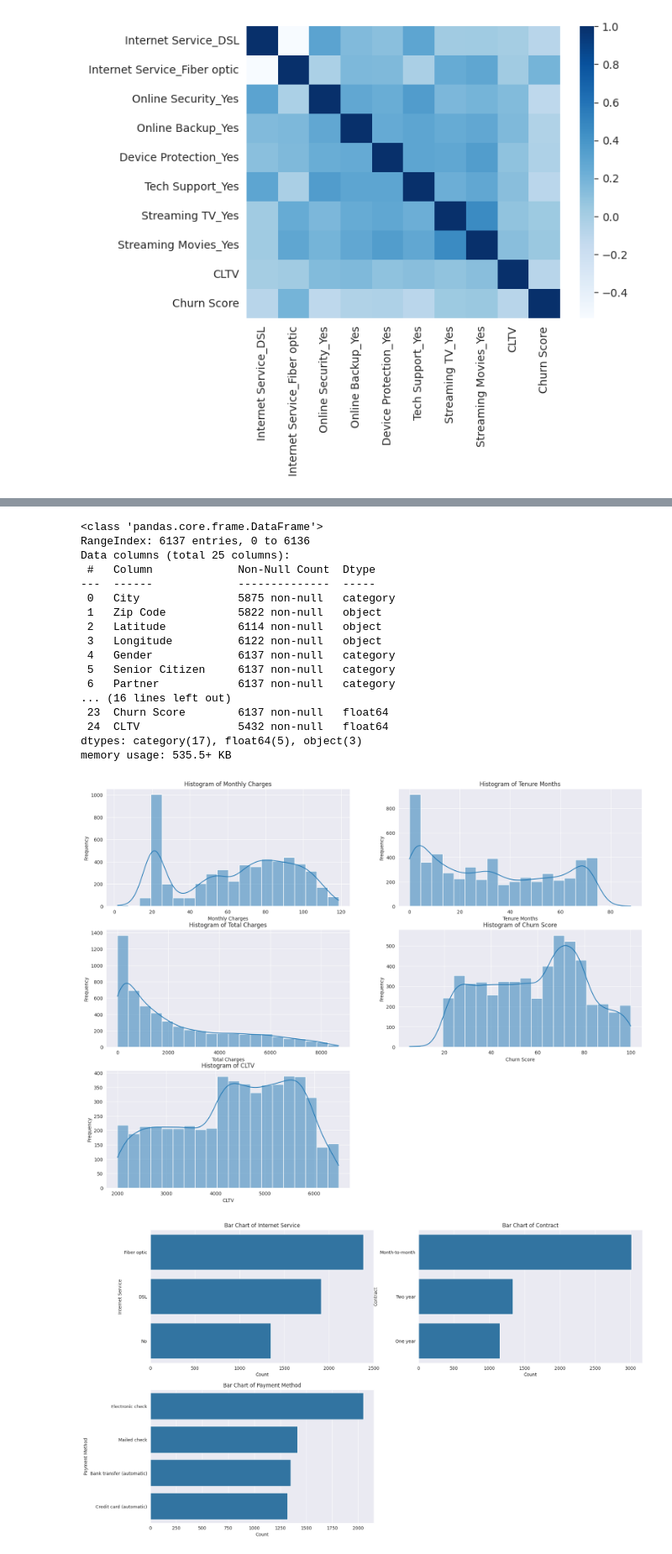
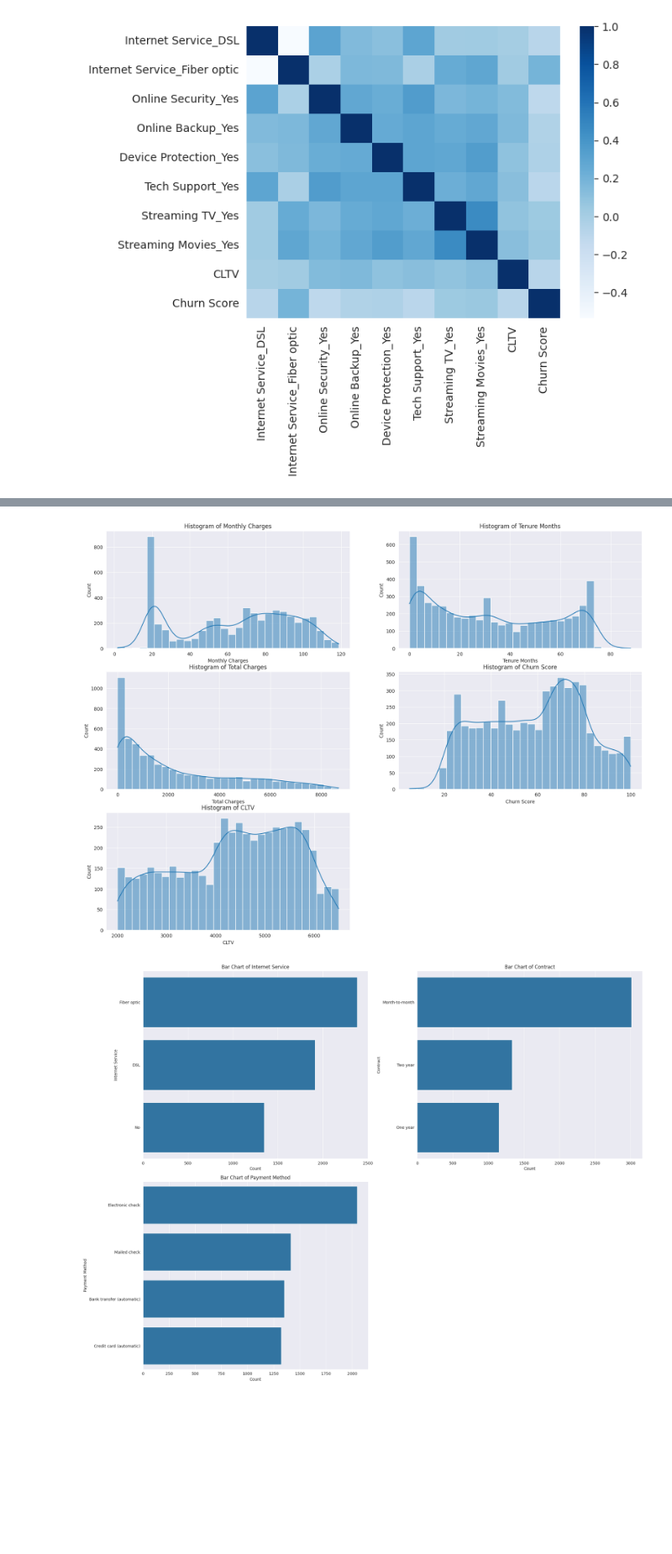
Before and after one commit to LaurinL36/Portfolio1, a Jupyter notebook: sample.ipynb, the cells around one changed output, grey strips where cells are left out. Shown at 84% size. Drawn from its saved outputs; the diff is of its cells as text; code cells hidden in the pictures; blank space fills up the shorter version.

```diff
--- a/sample.ipynb
+++ b/sample.ipynb
@@ -121,6 +110,10 @@ plt.show()
 # %% [markdown]
 Aufgabe 2
 # %%
-df.drop( ['Country','State'], axis = 1, inplace = True)
+## Drop Country und State, da immer gleich und somit keine Aussage
+
+if 'Country' in df.columns:
+    df.drop('Country', axis = 1, inplace = True)
+if 'State' in df.columns:
+    df.drop('State', axis = 1, inplace = True)
 df.dropna(subset= ['Churn Score'],inplace=True)
-df.info()
@@ -391,76 +323,36 @@ memory usage: 535.5+ KB
-# %%
-mask = df['Streaming TV'].isna()
-random_values = np.random.choice(['No', 'Yes'], size=mask.sum())
-df.loc[mask, 'Streaming TV'] = random_values
-
-mask = df['Device Protection'].isna()
-random_values = np.random.choice(['No', 'Yes'], size=mask.sum())
-df.loc[mask, 'Device Protection'] = random_values
-# %%
-df.info()
-df.to_csv('telco2.csv', index = False)
-# %% [output]
-<class 'pandas.core.frame.DataFrame'>
-RangeIndex: 6137 entries, 0 to 6136
-Data columns (total 25 columns):
- #   Column             Non-Null Count  Dtype
----  ------             --------------  -----
- 0   City               5875 non-null   category
- 1   Zip Code           5822 non-null   object
- 2   Latitude           6114 non-null   object
- 3   Longitude          6122 non-null   object
- 4   Gender             6137 non-null   category
- 5   Senior Citizen     6137 non-null   category
- 6   Partner            6137 non-null   category
-... (16 lines left out)
- 23  Churn Score        6137 non-null   float64
- 24  CLTV               5432 non-null   float64
-dtypes: category(17), float64(5), object(3)
-memory usage: 535.5+ KB
 # %%
+### Erneutes erzeugen der Charts. Code identisch, um so 1:1 Vergleich zu erstellen
 
-# Ensure the columns are numeric
-df['Monthly Charges'] = pd.to_numeric(df['Monthly Charges'], errors='coerce')
-df['Tenure Months'] = pd.to_numeric(df['Tenure Months'], errors='coerce')
-df['Total Charges'] = pd.to_numeric(df['Total Charges'], errors='coerce')
-df['Churn Score'] = pd.to_numeric(df['Churn Score'], errors='coerce')
-df['CLTV'] = pd.to_numeric(df['CLTV'], errors='coerce')
 
-# Drop rows with any NaN values in the specified columns
+## NaN wird für Visualisierung entfernt
 df_cleaned = df.dropna(subset=['Monthly Charges', 'Tenure Months', 'Total Charges', 'Churn Score', 'CLTV'])
 
-# Define the columns for which we want to create histograms
+# Histogramme für alle Float-Spalten
 columns_to_plot = ['Monthly Charges', 'Tenure Months', 'Total Charges', 'Churn Score', 'CLTV']
 
-# Create histograms for each column
-plt.figure(figsize=(20, 15))
+plt.figure(figsize=(20, 15)) # Größe des gesamten Plots
 
 for i, column in enumerate(columns_to_plot, 1):
-    plt.subplot(3, 2, i)  # 3 rows and 2 columns for the subplots
-    sb.histplot(df_cleaned[column], bins=20, kde=True)
+    plt.subplot(3, 2, i)  # 3 Reihen und 2 Spalten für Subplots
+    sb.histplot(df_cleaned[column], bins=30, kde=True) # 30 Bins hat sich als guter Wert herausgestellt
     plt.title(f'Histogram of {column}')
     plt.xlabel(column)
-    plt.ylabel('Frequency')
+    plt.ylabel('Count')
 
-# Define the features for which we want to create bar charts
-features_to_plot = ['Internet Service', 'Contract', 'Payment Method']
+## Barcharts für "interessante" Werte
+features_to_bar_chart = ['Internet Service', 'Contract', 'Payment Method']
 
-# Create bar charts for each feature
-plt.figure(figsize=(20, 12))
-
-for i, feature in enumerate(features_to_plot, 1):
-    plt.subplot(2, 2, i)  # 2 rows and 2 columns for the subplots
+plt.figure(figsize=(20, 15))
+for i, feature in enumerate(features_to_bar_chart, 1):
+    plt.subplot(2, 2, i)  # 2 Reihen und 2 Spalten für Subplots
     sb.countplot(y=feature, data=df, order=df[feature].value_counts().index)
     plt.title(f'Bar Chart of {feature}')
     plt.xlabel('Count')
     plt.ylabel(feature)
 
-
-financial_info = df[['Tenure Months','Monthly Charges', 'Total Charges', 'Churn Score', 'CLTV']]
-plt.figure(figsize=(10, 8))
-sb.heatmap(financial_info.corr(), annot= True, cmap='coolwarm', square=True)
-plt.title('Correlation between Financial Information')
+# Layout anpassen
+plt.tight_layout()
 plt.show()
 # %% [output]
-[figure, old version]
+[figure, new version]
-[figure, old version]
+[figure, new version]
```
Also changed, not shown: parts of 17 cells of this notebook.
